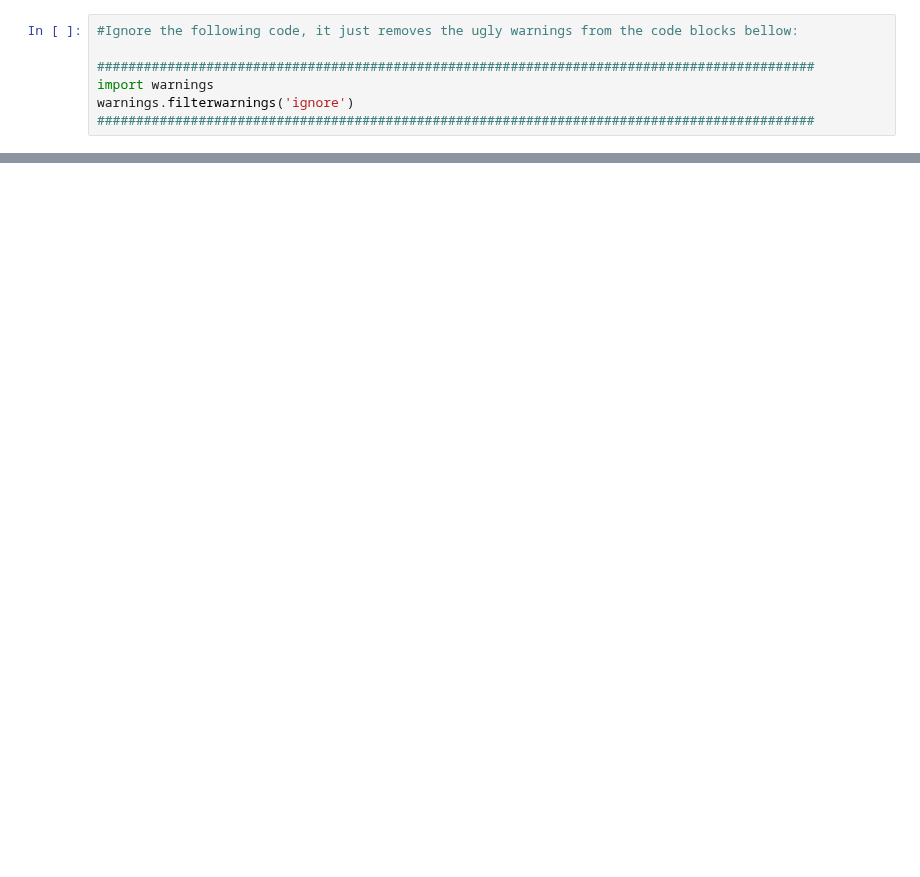
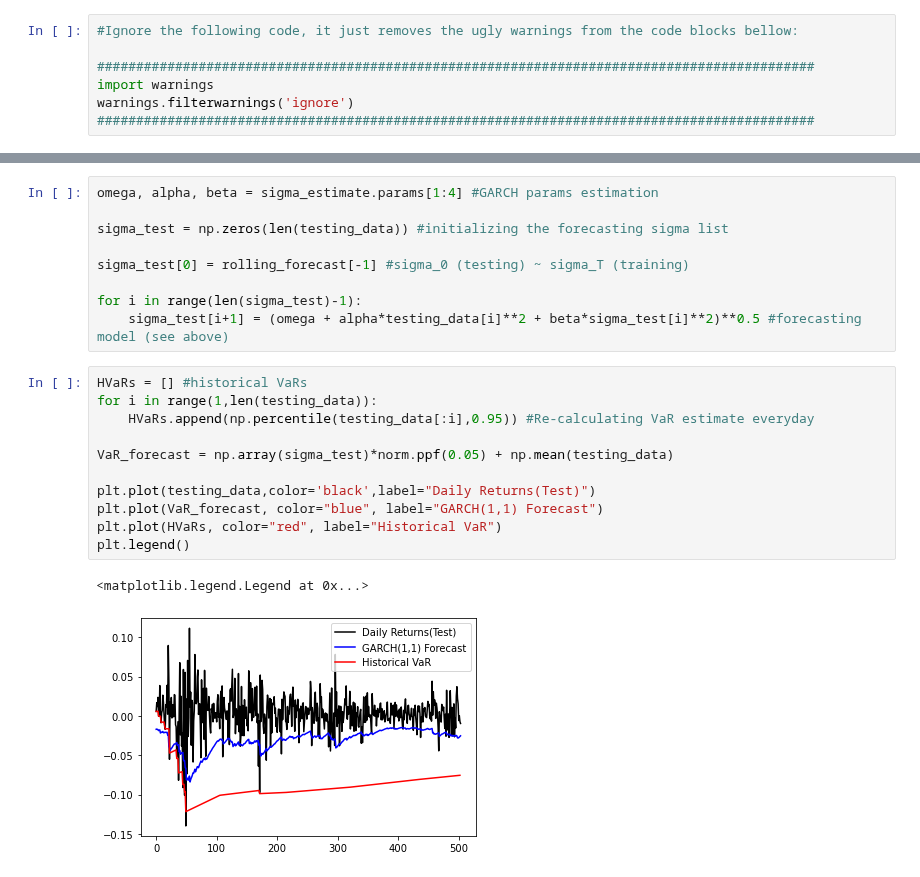
Before and after one commit to theheavygluon/Risk-Management-Course, a Jupyter notebook: Lecture 7 - Risk Backtesting and Forecasting.ipynb, the cells around one changed output, grey strips where cells are left out. Saved outputs shown, nothing was run; the diff lists cells and outputs as text; blank space fills up the shorter version.

```diff
--- a/Lecture 7 - Risk Backtesting and Forecasting.ipynb
+++ b/Lecture 7 - Risk Backtesting and Forecasting.ipynb
@@ -238,0 +260,23 @@ We can already see with the in-sample data that this is not a good model. In gen
+# %%
+omega, alpha, beta = sigma_estimate.params[1:4] #GARCH params estimation
+
+sigma_test = np.zeros(len(testing_data)) #initializing the forecasting sigma list
+
+sigma_test[0] = rolling_forecast[-1] #sigma_0 (testing) ~ sigma_T (training)
+
+for i in range(len(sigma_test)-1):
+    sigma_test[i+1] = (omega + alpha*testing_data[i]**2 + beta*sigma_test[i]**2)**0.5 #forecasting model (see above)
+# %%
+HVaRs = [] #historical VaRs
+for i in range(1,len(testing_data)):
+    HVaRs.append(np.percentile(testing_data[:i],0.95)) #Re-calculating VaR estimate everyday
+
+VaR_forecast = np.array(sigma_test)*norm.ppf(0.05) + np.mean(testing_data)
+
+plt.plot(testing_data,color='black',label="Daily Returns(Test)")
+plt.plot(VaR_forecast, color="blue", label="GARCH(1,1) Forecast")
+plt.plot(HVaRs, color="red", label="Historical VaR")
+plt.legend()
+# %% [output]
+<matplotlib.legend.Legend at 0x...>
+[figure, added]
```
Also changed, not shown: parts of 12 cells of this notebook.
